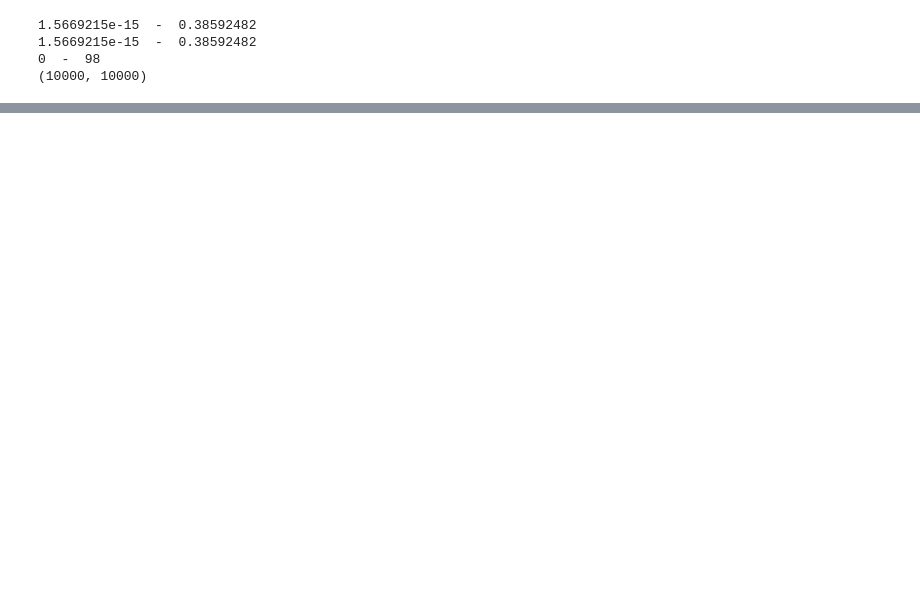
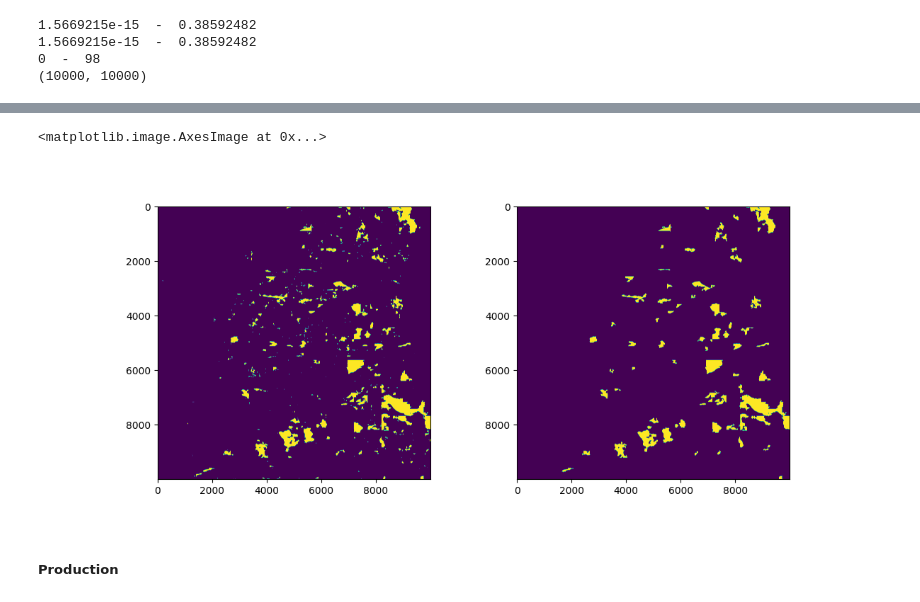
Before and after one commit to terranum-ch/SegFormerLandslides, a Jupyter notebook: notebooks/finetuning.ipynb, the cells around one changed output, grey strips where cells are left out. Drawn from its saved outputs; the diff is of its cells as text; code cells hidden in the pictures; blank space fills up the shorter version.

Commit message:
prod and finetuning functional

```diff
--- a/notebooks/finetuning.ipynb
+++ b/notebooks/finetuning.ipynb
@@ -1054,0 +1179,19 @@ tiff.imwrite(
+# %%
+import rasterio
+src_test = r"D:\GitHubProjects\Terranum_repo\LandSlides\segformerlandslides\data\test_finetuning\with_multiple_versions\finetuning\preds\stride=128_minsize=1000_thpred=0.05_thgroup=0.05"
+src_img = os.path.join(src_test, 'masks', 'affleurement_img.tif')
+with rasterio.open(src_img) as img:
+    img_arr = np.moveaxis(img.read(), 0, 2)[...,0]
+print(img_arr.shape)
+img_arr[img_arr == 255] = 1
+print(np.sum(img_arr == 1))
+# minsize = int(os.path.basename(src_test).split('minsize=')[1].split('_thpred')[0])
+# print(minsize)
+
+clusters_arr = clustering(
+    img_arr=img_arr,
+    # src_dest=os.path.splitext(src_img)[0] + "_clustered.tif",
+    eps=3,
+    min_samples=20,
+    min_cluster_size=10000,
+    )
@@ -1054,0 +1201,16 @@ tiff.imwrite(
+# %%
+
+# clusters_arr = np.astype(clusters_arr, np.uint16)
+
+print(np.sum(clusters_arr))
+print(clusters_arr.dtype)
+mask_clusters = clusters_arr > 0
+img_arr_clustered = np.zeros(img_arr.shape)
+# img_arr_clustered = img_arr[mask_clusters]
+img_arr_clustered[mask_clusters] = 1
+print(np.sum(mask_clusters))
+print(np.sum(img_arr_clustered))
+print(np.sum(clusters_arr))
+src_dest = os.path.splitext(src_img)[0] + "_clustered.tif"
+tiff.imwrite(src_dest, img_arr_clustered.astype(np.uint16), compression="zstd", compressionargs={"level": 9})
+geo_transfert(src_img, src_dest)
@@ -1054,0 +1224,9 @@ tiff.imwrite(
+# %%
+fig, axs = plt.subplots(1,2, figsize=(12,5))
+axs[0].imshow(img_arr)
+axs[1].imshow(img_arr_clustered)
+# %% [output]
+<matplotlib.image.AxesImage at 0x...>
+[figure, added]
+# %% [markdown]
+##### Production
```
Also changed, not shown: parts of 12 cells of this notebook, 5 other files.
